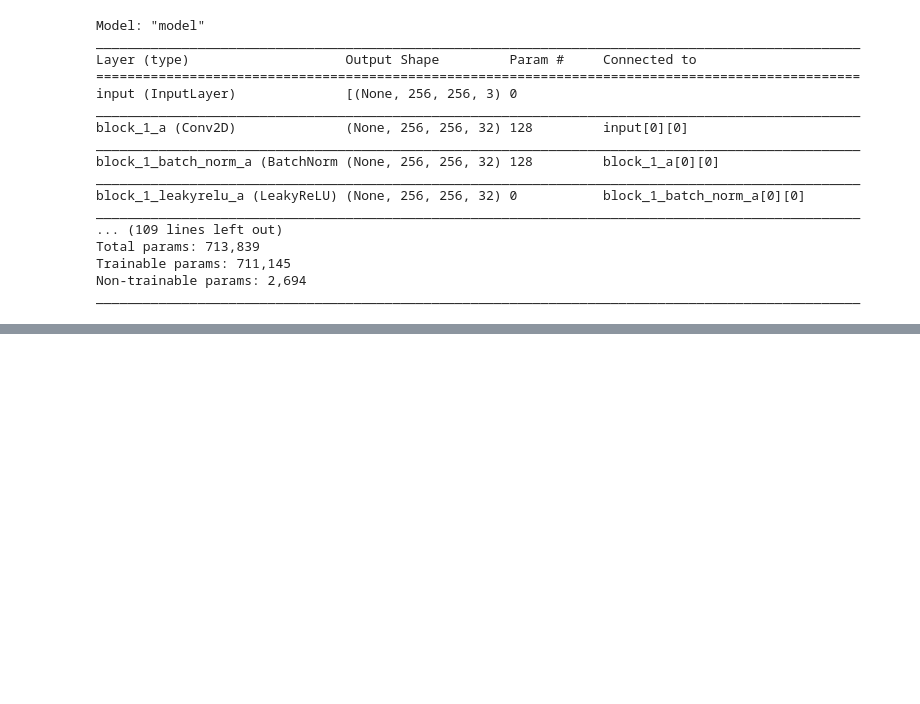
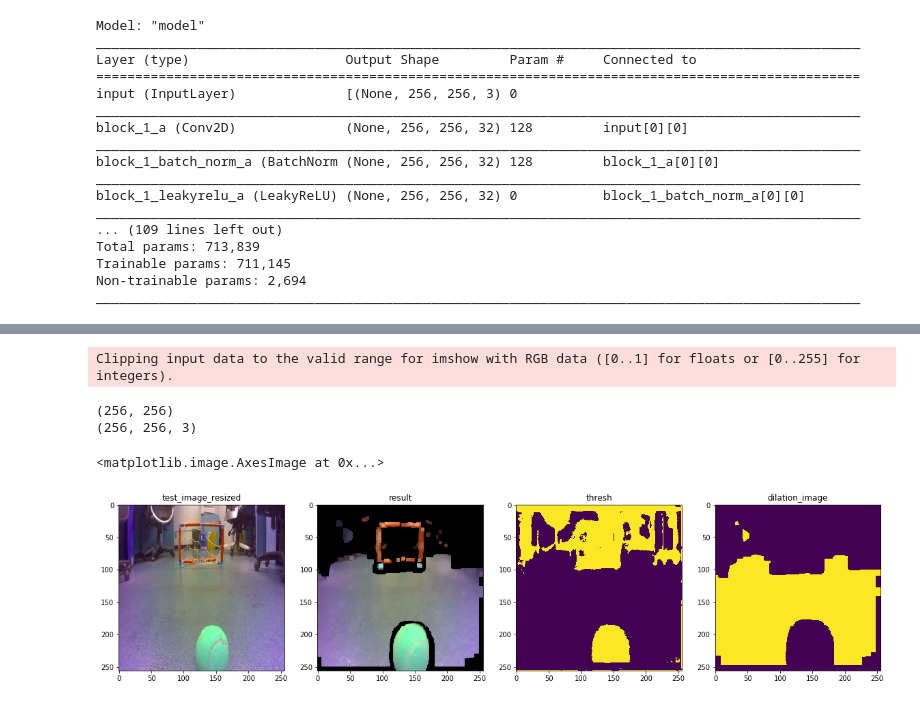
Before and after one commit to kimbring2/DeepSoccer, a Jupyter notebook: segmentation_kaggle.ipynb, the cells around one changed output, grey strips where cells are left out. Cells and saved outputs as stored; diff of their text form; code cells hidden in the pictures; blank space fills up the shorter version.

```diff
--- a/segmentation_kaggle.ipynb
+++ b/segmentation_kaggle.ipynb
@@ -288,0 +375,71 @@ pred_masks.shape: (256, 256, 3)
+# %%
+test_image_resized = cv2.resize(test_image, dsize=(256,256), interpolation=cv2.INTER_AREA)
+test_image_copy = cv2.resize(test_image_copy, dsize=(256,256), interpolation=cv2.INTER_AREA)
+
+frame = test_image_copy
+
+pred_masks = model.predict(test_tensor)
+pred_masks = np.reshape(pred_masks,(256,256,3))
+pred_masks = pred_masks * 255
+pred_masks = cv2.cvtColor(pred_masks, cv2.COLOR_RGB2GRAY)
+
+ret, thresh = cv2.threshold(pred_masks, 180, 255, cv2.THRESH_BINARY)
+
+kernel = np.ones((15, 15), np.uint8)
+dilation_image = cv2.dilate(thresh, kernel, iterations=1)  #// make dilation image
+dilation_image = dilation_image != 255.0
+print(dilation_image.shape)
+#dilation_image = cv2.cvtColor(np.float32(dilation_image), cv2.COLOR_GRAY2RGB)
+
+# converting from BGR to HSV color space
+hsv_frame = cv2.cvtColor(frame, cv2.COLOR_BGR2HSV)
+
+# Blue color
+low_blue = np.array([110, 130, 2])
+high_blue = np.array([126, 255, 255])
+blue_mask = cv2.inRange(hsv_frame, low_blue, high_blue)
+blue = cv2.bitwise_and(frame, frame, mask=blue_mask)
+#blue = cv2.cvtColor(blue, cv2.COLOR_BGR2GRAY)
+
+# Green color
+low_green = np.array([25, 52, 72])
+high_green = np.array([60, 255, 255])
+green_mask = cv2.inRange(hsv_frame, low_green, high_green)
+green = cv2.bitwise_and(frame, frame, mask=green_mask)
+
+mask = blue_mask + green_mask + dilation_image
+
+# Every color except white
+low = np.array([0, 42, 0])
+high = np.array([179, 255, 255])
+result = cv2.bitwise_and(frame, frame, mask=mask)
+kernel = np.ones((5, 5), np.uint8)
+result = cv2.dilate(result, kernel, iterations=1)  #// make dilation image
+print(result.shape)
+
+#dilation_image = dilation_image != 255
+#print(dilation_image.shape)
+#print(dilation_image[128,0])
+
+#b = dilation_image != 255.0
+#erosion_image = cv2.erode(dilation_image, kernel, iterations=1)  #// make erosion image
+
+fig, ax = plt.subplots(1, 4, figsize=(20,80))
+
+ax[0].set_title('test_image_resized')
+ax[0].imshow(test_image_resized)
+
+ax[1].set_title('result')
+ax[1].imshow(result)
+
+ax[2].set_title('thresh')
+ax[2].imshow(thresh)
+
+ax[3].set_title('dilation_image')
+ax[3].imshow(dilation_image)
+# %% [output]
+Clipping input data to the valid range for imshow with RGB data ([0..1] for floats or [0..255] for integers).
+(256, 256)
+(256, 256, 3)
+<matplotlib.image.AxesImage at 0x...>
+[figure, added]
```
Also changed, not shown: parts of 17 cells of this notebook.
